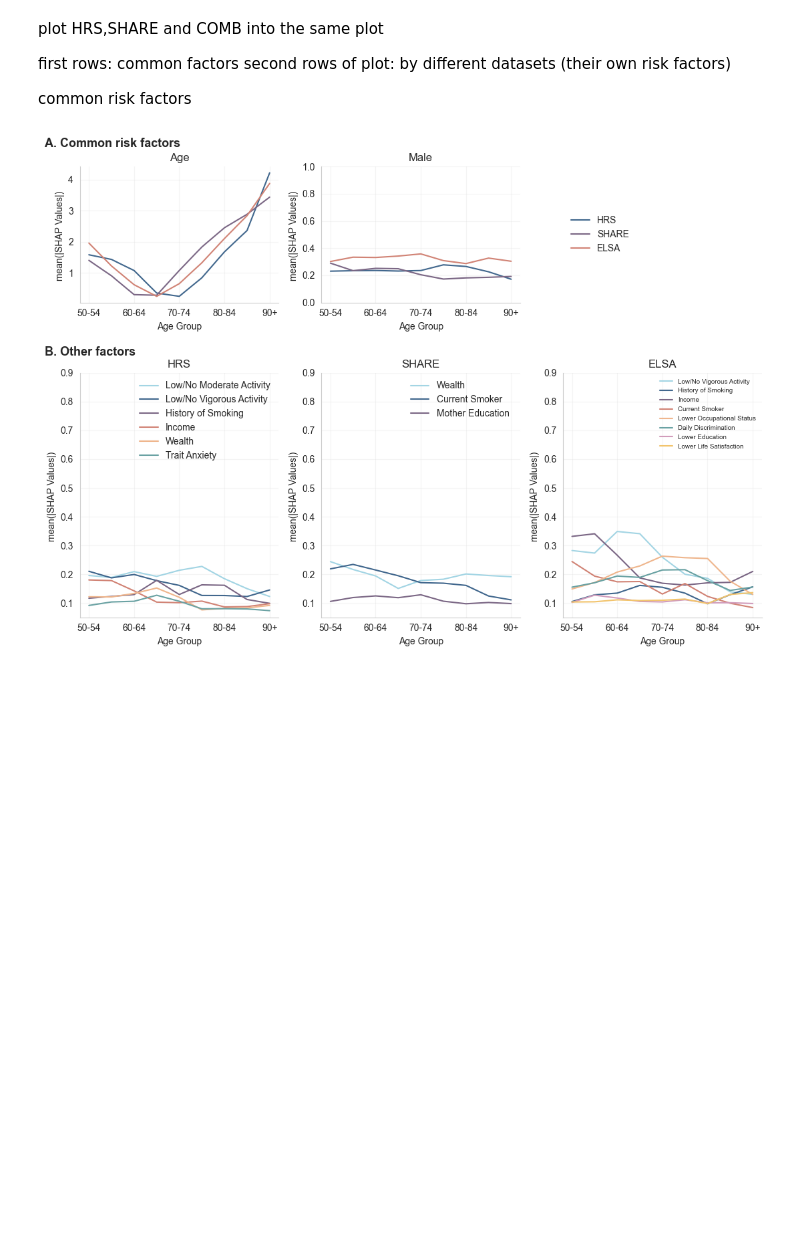
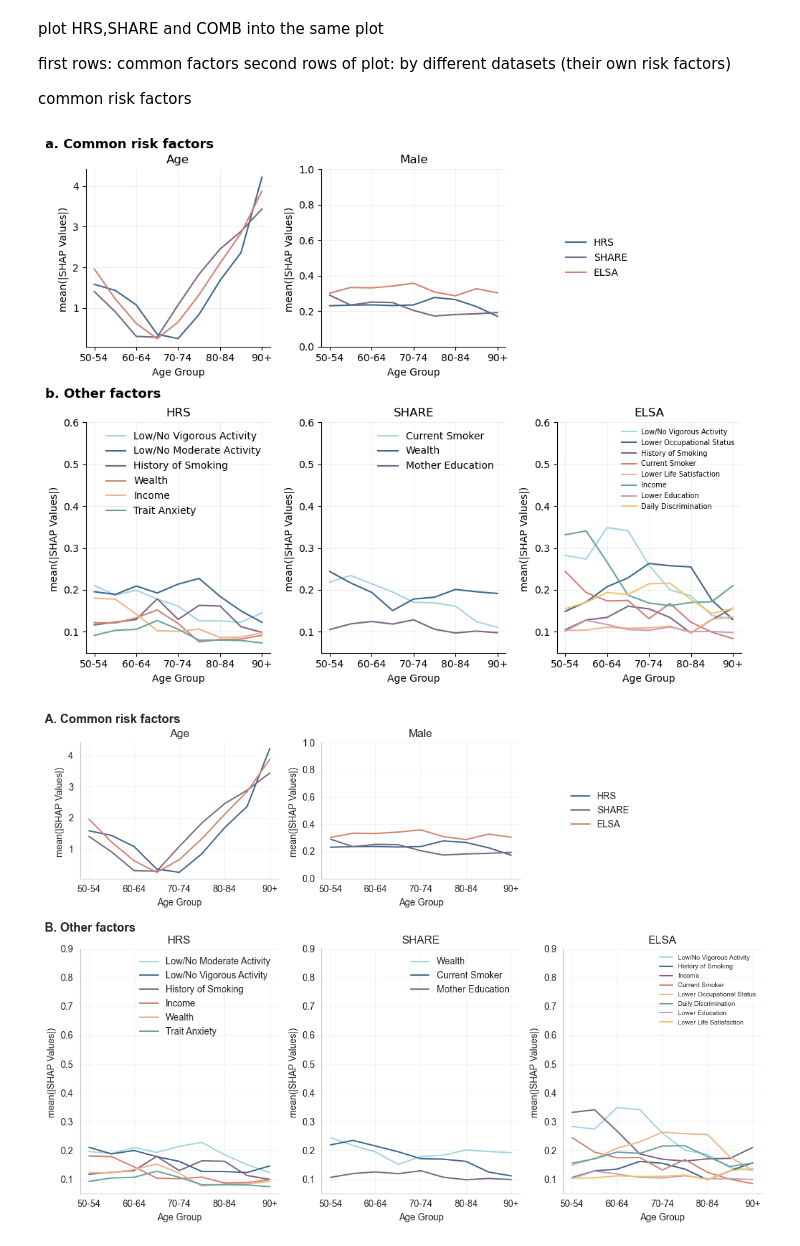
Before and after one commit to vallerrr/Mortality_prediction_cross_countries, a Jupyter notebook: 00_main.ipynb, the cells around one changed output. Cells and saved outputs as stored; diff of their text form; code cells hidden in the pictures; blank space fills up the shorter version.

```diff
--- a/00_main.ipynb
+++ b/00_main.ipynb
@@ -624,6 +666,77 @@ temp_ELSA = df_shap_all_ELSA.groupby('age_group').mean(numeric_only=True)
 temp_ELSA.columns = [x+'_ELSA' if x!='age_group' else x for x in temp_ELSA.columns]
 
 temp = pd.merge(left=temp,left_on='age_group',right=temp_ELSA,right_on='age_group')
+# %%
+# vars in common = ['age','maleYN','ZwealthT']
+
+from matplotlib import pyplot as plt
+cols_all = ['age_shap','maleYN_shap']
+datasets = ['HRS','SHARE','ELSA']
+fig,axs = plt.subplots(2,3,figsize=(10, 8),gridspec_kw={'height_ratios': [1, 1.3]})
+var_dict = model_params['var_dict']
+
+
+for j in range(0, 2):
+    for i in range(0, 3):
+        if j == 0:
+            if i==2:
+                continue
+            col = cols_all[i]
+            cols = [f'{col}_{y}' for y in datasets]
+
+            if i == 0 and j == 0:
+                temp.plot(y=cols, ax=axs[j, i], title=var_dict[col.replace("_shap", '')],color=list(colors.values())[1:4]).legend(loc='best')
+                axs[j, i].legend(['HRS', 'SHARE', 'ELSA'],frameon=False)
+            else:
+                temp.plot(y=cols, ax=axs[j, i], title=var_dict[col.replace("_shap", '')],color=list(colors.values())[1:4], legend=False)
+
+        else:
+            dataset = datasets[i]
+
+            y_cols = [f'{x}_shap_{dataset}' for x in df_shaps.loc[df_shaps[dataset].notnull(), 'var']][::-1]
+            for col in cols_all:
+                y_cols.remove(f'{col}_{dataset}')
+            if dataset == "ELSA":
+                temp.plot(y=y_cols, ax=axs[j, i], title='ELSA',color=list(colors.values())).legend(loc='best')
+                handles, labels = axs[j, i].get_legend_handles_labels()
+                axs[j, i].legend([var_dict[x.split("_")[0]] for x in labels],frameon=False,fontsize=7)
+            else:
+                temp.plot(y=y_cols, ax=axs[j, i], title=dataset,color=list(colors.values())).legend(loc='best')
+                handles, labels = axs[j, i].get_legend_handles_labels()
+                axs[j, i].legend([var_dict[x.split("_")[0]] for x in labels],frameon=False)
+
+        axs[j, i].grid(axis='both',alpha=0.2)
+        axs[j, i].set_ylabel('mean(|SHAP Values|) ')
+        axs[j, i].set_xlabel('Age Group')
+        #axs[j, i].axhline(0, color='grey', ls='--')
+        axs[j, i].spines['top'].set_visible(False)
+        axs[j, i].spines['right'].set_visible(False)
+
+axs[0,1].set_ylim(0.0,1.0)
+axs[0,2].visible=False
+
+for i in range(0,3):
+    axs[1,i].set_ylim(0.05,0.6)
+
+axs[0,2].clear()
+axs[0,2].axis('off')  # Turn off the axis completely
+
+# Move the legend from axs[0,1] to axs[0,2]
+handles, labels = axs[0,0].get_legend_handles_labels()
+axs[0,2].legend(handles, ['HRS', 'SHARE', 'ELSA'], frameon=False, loc='center left', fontsize=10)
+
+axs[0,0].legend_.remove()
+# Redraw the figure with adjustments
+fig.text(0.01, 0.97, "a. Common risk factors", ha='left', va='top', fontsize=13, weight="bold")
+fig.text(0.01, 0.535, "b. Other factors", ha='left', va='top', fontsize=13, weight="bold")
+
+# Adjust layout to ensure proper spacing
+fig.tight_layout(rect=[0, 0, 1, 0.96], h_pad=3.0)
+
+# Save the modified figure
+plt.savefig(Path.cwd() / 'graphs/model_outputs/shap_by_age_group_all.pdf')
+# %% [output]
+[figure, added]
 # %%
 # vars in common = ['age','maleYN','ZwealthT']
 
```
Also changed, not shown: parts of 8 cells of this notebook, 5 other files.
